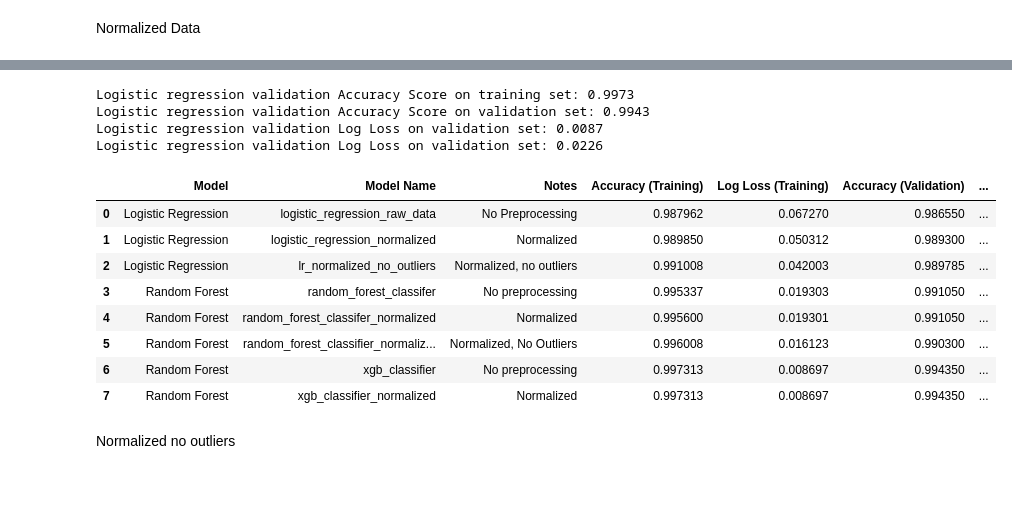
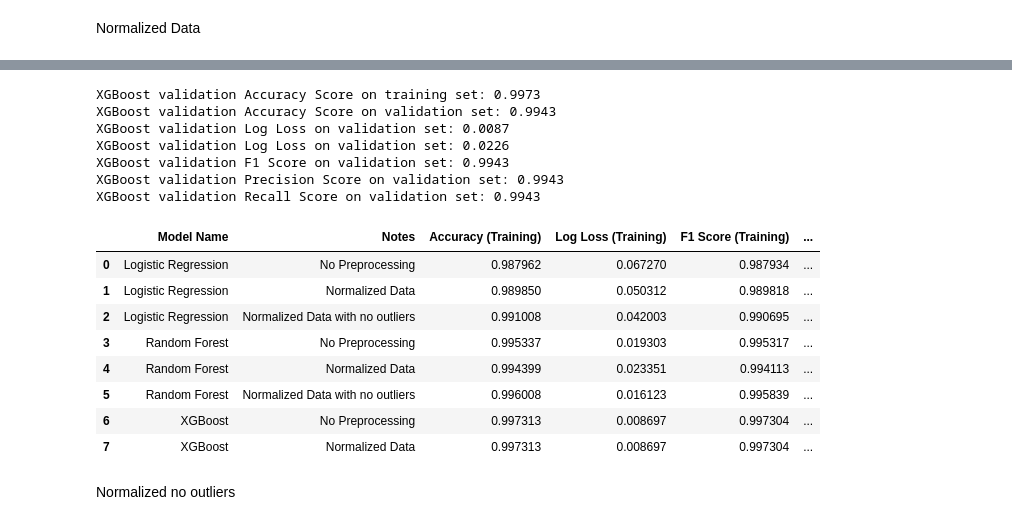
Before and after one commit to Jose-Codes/Kaggle, a Jupyter notebook: Classifying_Galaxies_Quasars_Stars/Jose_Pujol_Classify_Galaxies_Quasars_Stars.ipynb, the cells around one changed output, grey strips where cells are left out. Saved outputs shown, nothing was run; the diff lists cells and outputs as text; code cells hidden in the pictures; blank space fills up the shorter version.

```diff
--- a/Classifying_Galaxies_Quasars_Stars/Jose_Pujol_Classify_Galaxies_Quasars_Stars.ipynb
+++ b/Classifying_Galaxies_Quasars_Stars/Jose_Pujol_Classify_Galaxies_Quasars_Stars.ipynb
@@ -432,12 +432,18 @@ from sklearn.linear_model import LogisticRegression
 from sklearn.ensemble import RandomForestClassifier
 from xgboost import XGBClassifier
 # %%
-models_df = pd.DataFrame(columns=["Model",
-                                     "Model Name",
-                                      "Notes",
-                                     "Accuracy (Training)",
-                                     "Log Loss (Training)",
-                                     "Accuracy (Validation)",
-                                     "Log Loss (Validation)"])
+models_df = pd.DataFrame(columns=[
+                                "Model Name",
+                                "Notes",
+                                "Accuracy (Training)",
+                                "Log Loss (Training)",
+                                "F1 Score (Training)",
+                                "Precision (Training)",
+                                "Recall (Training)",
+                                "Accuracy (Validation)",
+                                "Log Loss (Validation)",
+                                "F1 Score (Validation)",
+                                "Precision (Validation)",
+                                "Recall (Validation)",])
 models_df.head()
 # %% [output]
@@ -937,48 +830,25 @@ xgb_classifier_normalized = XGBClassifier(random_state=42, gamma=0.01, learning_
 [248]   validation_0-mlogloss:0.02267
 [249]   validation_0-mlogloss:0.02266
 # %%
-X_train_predictions = xgb_classifier_normalized.predict(X_train)
-X_train_accuracy = accuracy_score(y_train, X_train_predictions)
-print(f"Logistic regression validation Accuracy Score on training set: {X_train_accuracy:0.4f}")
-
-X_val_predictions = xgb_classifier_normalized.predict(X_val)
-X_val_accuracy = accuracy_score(y_val, X_val_predictions)
-print(f"Logistic regression validation Accuracy Score on validation set: {X_val_accuracy:0.4f}")
-
-# Get probabilities
-X_train_probabilities = xgb_classifier_normalized.predict_proba(X_train)
-X_val_probabilities = xgb_classifier_normalized.predict_proba(X_val)
-
-log_loss_training_set = log_loss(y_train, X_train_probabilities)
-print(f"Logistic regression validation Log Loss on validation set: {log_loss_training_set:0.4f}")
-
-log_loss_validation_set = log_loss(y_val, X_val_probabilities)
-print(f"Logistic regression validation Log Loss on validation set: {log_loss_validation_set:0.4f}")
-
-xgb_classifier_normalized_dict = {"Model":"XGBoost",
-           "Model Name":"xgb_classifier_normalized",
-           "Notes":"Normalized",
-           "Accuracy (Training)": X_train_accuracy,
-           "Log Loss (Training)": log_loss_training_set,
-           "Accuracy (Validation)": X_val_accuracy,
-           "Log Loss (Validation)": log_loss_validation_set}
-
-models_df = pd.concat([models_df, pd.DataFrame([xgb_classifier_normalized_dict])], ignore_index=True)
+models_df = add_model_stats(model=xgb_classifier_normalized, model_name="XGBoost", notes="Normalized Data", X_train=X_train, y_train=y_train, X_val=X_val, y_val=y_val, models_df=models_df)
 models_df
 # %% [output]
-Logistic regression validation Accuracy Score on training set: 0.9973
-Logistic regression validation Accuracy Score on validation set: 0.9943
-Logistic regression validation Log Loss on validation set: 0.0087
-Logistic regression validation Log Loss on validation set: 0.0226
+XGBoost validation Accuracy Score on training set: 0.9973
+XGBoost validation Accuracy Score on validation set: 0.9943
+XGBoost validation Log Loss on validation set: 0.0087
+XGBoost validation Log Loss on validation set: 0.0226
+XGBoost validation F1 Score on validation set: 0.9943
+XGBoost validation Precision Score on validation set: 0.9943
+XGBoost validation Recall Score on validation set: 0.9943
-|  | Model | Model Name | Notes | Accuracy (Training) | Log Loss (Training) | Accuracy (Validation) | ... |
-| 0 | Logistic Regression | logistic_regression_raw_data | No Preprocessing | 0.987962 | 0.067270 | 0.986550 | ... |
-| 1 | Logistic Regression | logistic_regression_normalized | Normalized | 0.989850 | 0.050312 | 0.989300 | ... |
-| 2 | Logistic Regression | lr_normalized_no_outliers | Normalized, no outliers | 0.991008 | 0.042003 | 0.989785 | ... |
-| 3 | Random Forest | random_forest_classifer | No preprocessing | 0.995337 | 0.019303 | 0.991050 | ... |
-| 4 | Random Forest | random_forest_classifer_normalized | Normalized | 0.995600 | 0.019301 | 0.991050 | ... |
-| 5 | Random Forest | random_forest_classifier_normaliz... | Normalized, No Outliers | 0.996008 | 0.016123 | 0.990300 | ... |
-| 6 | Random Forest | xgb_classifier | No preprocessing | 0.997313 | 0.008697 | 0.994350 | ... |
-| 7 | Random Forest | xgb_classifier_normalized | Normalized | 0.997313 | 0.008697 | 0.994350 | ... |
+|  | Model Name | Notes | Accuracy (Training) | Log Loss (Training) | F1 Score (Training) | ... |
+| 0 | Logistic Regression | No Preprocessing | 0.987962 | 0.067270 | 0.987934 | ... |
+| 1 | Logistic Regression | Normalized Data | 0.989850 | 0.050312 | 0.989818 | ... |
+| 2 | Logistic Regression | Normalized Data with no outliers | 0.991008 | 0.042003 | 0.990695 | ... |
+| 3 | Random Forest | No Preprocessing | 0.995337 | 0.019303 | 0.995317 | ... |
+| 4 | Random Forest | Normalized Data | 0.994399 | 0.023351 | 0.994113 | ... |
+| 5 | Random Forest | Normalized Data with no outliers | 0.996008 | 0.016123 | 0.995839 | ... |
+| 6 | XGBoost | No Preprocessing | 0.997313 | 0.008697 | 0.997304 | ... |
+| 7 | XGBoost | Normalized Data | 0.997313 | 0.008697 | 0.997304 | ... |
 # %% [markdown]
 Normalized no outliers
 # %%
```
Also changed, not shown: parts of 48 cells of this notebook, 2 other files.
